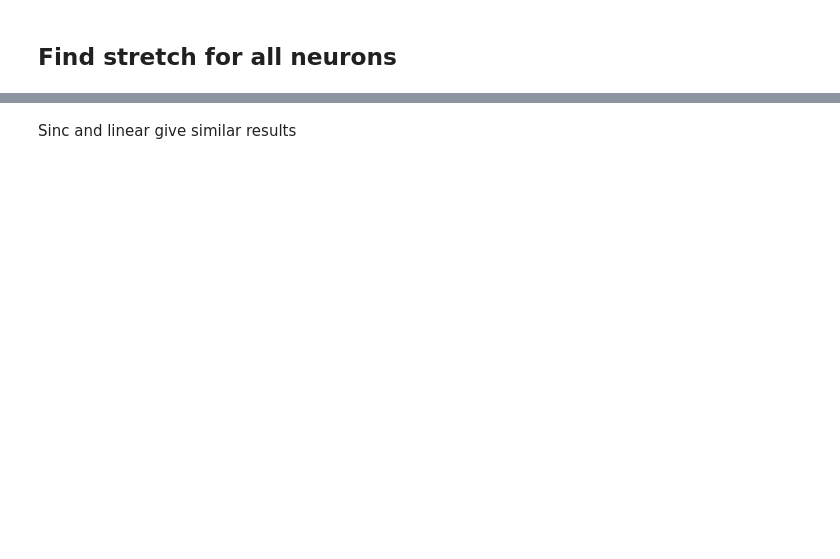
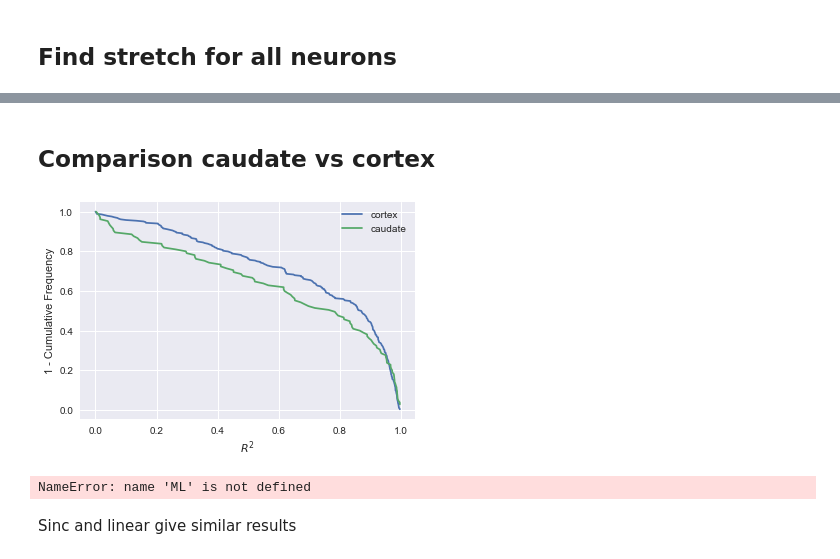
Before and after one commit to lmn93beo/twPCA-Neural-Analysis, a Jupyter notebook: time_warp_sinc.ipynb, the cells around one changed output, grey strips where cells are left out. Cells and saved outputs as stored; diff of their text form; code cells hidden in the pictures; blank space fills up the shorter version.

```diff
--- a/time_warp_sinc.ipynb
+++ b/time_warp_sinc.ipynb
@@ -332,2 +359,32 @@ Aligning neuron # 104  of  105
+# %% [markdown]
+## Comparison caudate vs cortex
+# %%
+# Distribution of correlation coefs
+def ecdf(data):
+    return np.sort(data), np.arange(len(data)) / len(data)
+
+x_cortex, y_cortex = ecdf(corr_lin_cortex**2)
+x_caudate, y_caudate = ecdf(corr_lin_caudate**2)
+plt.plot(x_cortex, 1 - y_cortex, label='cortex')
+plt.plot(x_caudate, 1 - y_caudate, label='caudate')
+plt.xlabel(r'$R^2$')
+plt.ylabel('1 - Cumulative Frequency')
+plt.legend()
+
+save_safe('rev_cum_freq_R2vals_all_neurons_cortex_caudate.pdf')
+# %% [output]
+[figure, added]
+# %%
+small = min_[corr_coefs >0.9,:]
+corr_coefs_good = corr_coefs[corr_coefs >0.9]
+idx = 11;
+print(corr_coefs_good[idx])
+plt.plot(times, small.T, 'bo', alpha=0.07);
+plt.plot(times, small[idx,:], 'ro')
+plt.plot(times, times/1620)
+#plt.plot(times, np.mean(small, axis=0))
+#plt.errorbar(times, np.mean(small, axis=0), yerr=np.std(small, axis=0), color='red')
+# %% [output]
+NameError: name 'ML' is not defined
 # %% [markdown]
 Sinc and linear give similar results
```
Also changed, not shown: parts of 20 cells of this notebook.
